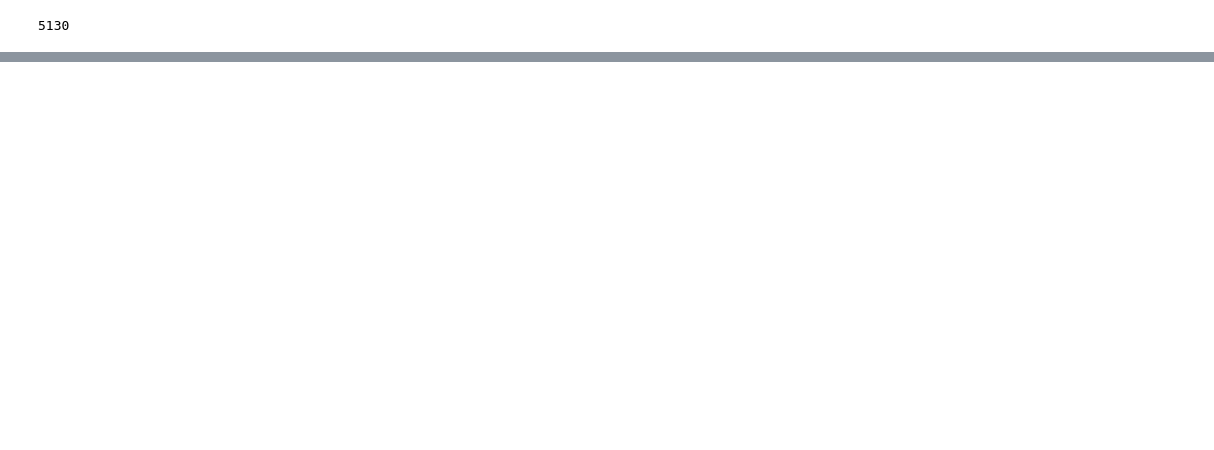
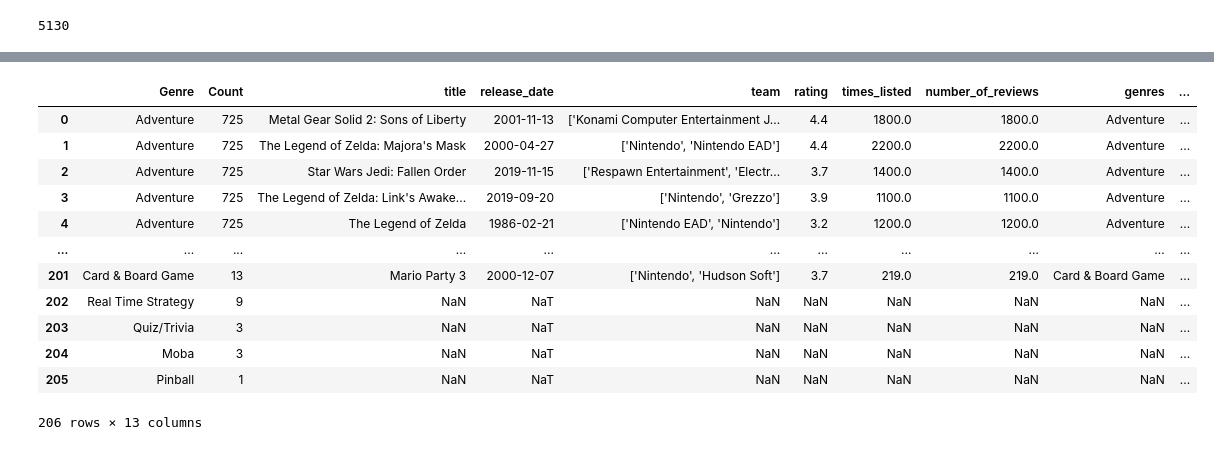
Before and after one commit to oglezsan/project1-vganalysis, a Jupyter notebook: notebooks/vganalysis.ipynb, the cells around one changed output, grey strips where cells are left out. Saved outputs shown, nothing was run; the diff lists cells and outputs as text; code cells hidden in the pictures; blank space fills up the shorter version.

```diff
--- a/notebooks/vganalysis.ipynb
+++ b/notebooks/vganalysis.ipynb
@@ -279,0 +389,24 @@ We can see 2017 was a prolific year in terms of player engagement, with titles l
+# %%
+###INTENTANDO MERGE DE DF games_genre_unique y df original
+# Hacer el merge de los DataFrames
+merged_df = pd.merge(games_genre_unique, df, left_on='Genre', right_on='genres', how='left')
+
+# Explotar la columna con varios géneros
+exploded_df = merged_df.explode('genres')
+
+# Verificar el resultado con los géneros duplicados
+exploded_df
+# %% [output]
+|  | Genre | Count | title | release_date | team | rating | times_listed | number_of_reviews | genres | ... |
+| 0 | Adventure | 725 | Metal Gear Solid 2: Sons of Liberty | 2001-11-13 | ['Konami Computer Entertainment J... | 4.4 | 1800.0 | 1800.0 | Adventure | ... |
+| 1 | Adventure | 725 | The Legend of Zelda: Majora's Mask | 2000-04-27 | ['Nintendo', 'Nintendo EAD'] | 4.4 | 2200.0 | 2200.0 | Adventure | ... |
+| 2 | Adventure | 725 | Star Wars Jedi: Fallen Order | 2019-11-15 | ['Respawn Entertainment', 'Electr... | 3.7 | 1400.0 | 1400.0 | Adventure | ... |
+| 3 | Adventure | 725 | The Legend of Zelda: Link's Awake... | 2019-09-20 | ['Nintendo', 'Grezzo'] | 3.9 | 1100.0 | 1100.0 | Adventure | ... |
+| 4 | Adventure | 725 | The Legend of Zelda | 1986-02-21 | ['Nintendo EAD', 'Nintendo'] | 3.2 | 1200.0 | 1200.0 | Adventure | ... |
+| ... | ... | ... | ... | ... | ... | ... | ... | ... | ... | ... |
+| 201 | Card & Board Game | 13 | Mario Party 3 | 2000-12-07 | ['Nintendo', 'Hudson Soft'] | 3.7 | 219.0 | 219.0 | Card & Board Game | ... |
+| 202 | Real Time Strategy | 9 | NaN | NaT | NaN | NaN | NaN | NaN | NaN | ... |
+| 203 | Quiz/Trivia | 3 | NaN | NaT | NaN | NaN | NaN | NaN | NaN | ... |
+| 204 | Moba | 3 | NaN | NaT | NaN | NaN | NaN | NaN | NaN | ... |
+| 205 | Pinball | 1 | NaN | NaT | NaN | NaN | NaN | NaN | NaN | ... |
+206 rows × 13 columns
```
Also changed, not shown: parts of 13 cells of this notebook, 1 other file.
